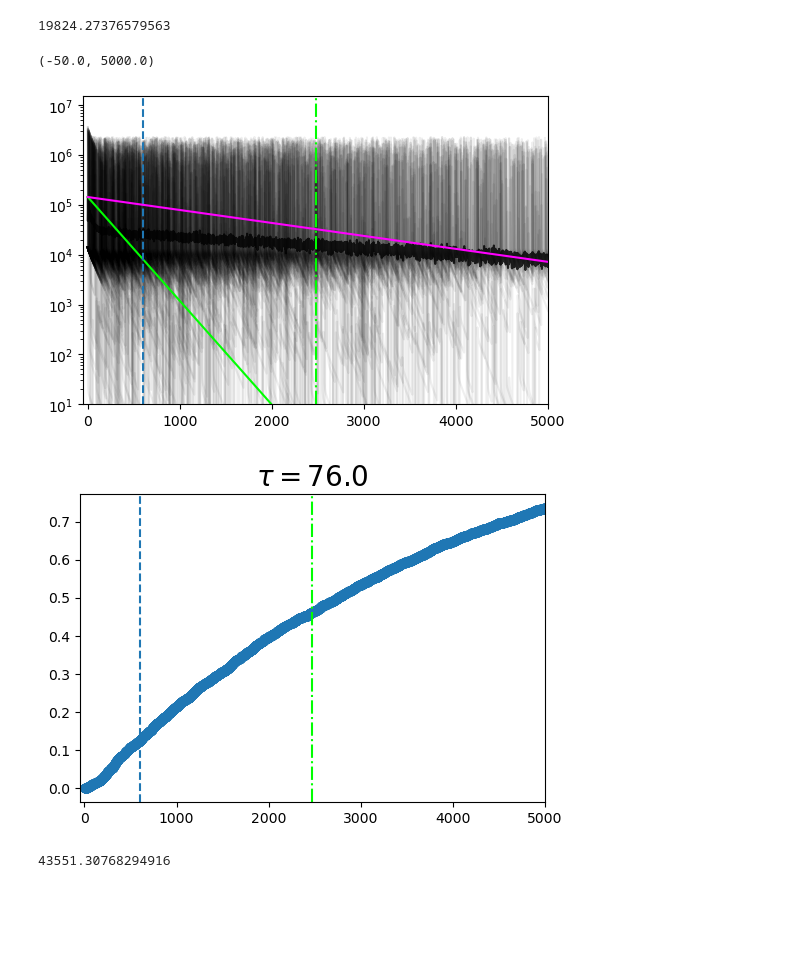
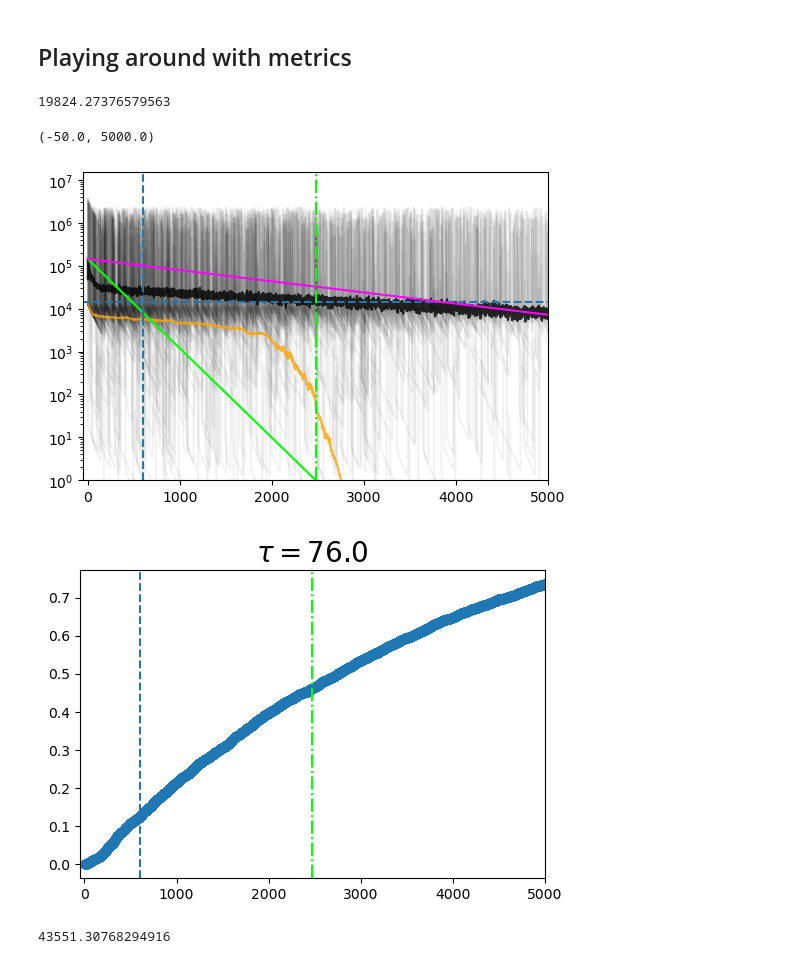
Before and after one commit to patricklawton/TecateCypress, a Jupyter notebook: sensitivity/viz.ipynb, the cells around one changed output. Drawn from its saved outputs; the diff is of its cells as text; code cells hidden in the pictures; blank space fills up the shorter version.

```diff
--- a/sensitivity/viz.ipynb
+++ b/sensitivity/viz.ipynb
@@ -27,3 +616,5 @@ project = sg.get_project()
+# %% [markdown]
+## Playing around with metrics
 # %%
 jobs = project.find_jobs({'Aeff': 1.0, 'method': 'nint'})
 job = project.get_job('workspace/a066a04d26bc802ca30a20ad67c57cf4')
@@ -111,63 +702,54 @@ census_t = np.load("nint_data/census_t.npy")
 tau = np.round(b*gamma(1+1/1.42), 0)
 
 fig, ax = plt.subplots(figsize=(6,4))
-thinning = 25
+thinning = 50
 # ax.plot(census_t, N_tot[21], c='red')
 for rep in range(N_tot.shape[0])[::thinning]:
     # Plot (thinned) replicas on top of each other
-    ax.plot(census_t, N_tot[rep], alpha=min([thinning/400,1]), c='k')
+    ax.plot(census_t, N_tot[rep], alpha=min([thinning/1000,1]), c='k')
 # Plot average abundance
 N_tot_mean = N_tot.mean(axis=0)
 ax.plot(census_t, N_tot_mean, c='k', alpha=0.8)
+# Plot median abundance
+N_tot_median = np.median(N_tot, axis=0)
+ax.plot(census_t, N_tot_median, c='orange', alpha=0.8)
+ax.axhline(job.sp.params.K_adult*job.sp.Aeff, ls='--')
 # Get slices of data post burn in
 burn_in_end_i = 0
 t_post = census_t[burn_in_end_i:]
 t_new = np.arange(len(t_post))
 N_mean_post = N_tot_mean[burn_in_end_i:]
-with job.data as data:
-    fractional_change = data['fractional_change'][f'{b}']
-    mu_s = data['mu_s'][f'{b}']
-    lambda_s = data['lambda_s'][f'{b}']
-# Convert r
-r_converted = (fractional_change*N_mean_post[0])/(400)
-# Plot lambda_s line
-# ax.plot(t_post, N_mean_post[0] * np.power(lambda_s, t_new), c='lime', label=r'$\lambda$', ls='--')
-# # Plot mu_s line
-# ax.plot(t_post, N_mean_post[0] * np.power(mu_s, t_new), c='magenta', label='$\mu$')
-# Plot r line
-# r_line = N_mean_post[0] + r_converted*t_new
-# ax.plot(t_post, r_line, c='cyan', label='r')
 
 # Recompute and plot lambda_s
 lambda_s, lam_s_all, N_i = recompute_lambda(b, burn_in_end_i, census_t, N_tot)
 ax.plot(t_post, N_mean_post[0] * np.power(lambda_s, t_new), c='lime', label=r'$\lambda$')
 '''Should I set the 'extinct' abundance to lt 1? can't be zero...'''
 Te_lambda = np.log(1/N_mean_post[0])/np.log(lambda_s)
 ax.axvline(Te_lambda, ls='dashdot', c='lime')
 ax.set_yscale('log')
-ax.set_ylim(1e1, 1.5e7)
+ax.set_ylim(1e0, 1.5e7)
 # ax.set_ylim(0, 1)
 ax.axvline(600, ls='--')
 ax.set_xlim(-50, max(census_t))
 
 # Recompute and plot mu_s
 mu_s = recompute_mu(b, burn_in_end_i, census_t, N_tot_mean)
 ax.plot(t_post, N_mean_post[0] * np.power(mu_s, t_new), c='magenta', label='$\mu$')
 Te_mu = np.log(1/N_mean_post[0])/np.log(mu_s)
 print(Te_mu)
 ax.axvline(Te_mu, ls='dashdot', c='magenta')
 
 frac_extirpated = np.array([sum(N_tot[:,t_i]==0)/N_tot.shape[0] for t_i in range(len(census_t))])
 fig, ax = plt.subplots(figsize=(6,4))
 ax.scatter(census_t, frac_extirpated)
 ax.set_title(rf"$\tau={tau}$", fontsize=20)
 ax.axvline(600, ls='--')
 ax.axvline(Te_lambda, ls='dashdot', c='lime')
 ax.set_xlim(-50, max(census_t))
 # %% [output]
 19824.27376579563
 (-50.0, 5000.0)
-[figure, old version]
+[figure, new version]
 [figure]
 # %%
 # Recompute lambda_s within smaller timeframe
```
Also changed, not shown: parts of 50 cells of this notebook, 3 other files.
